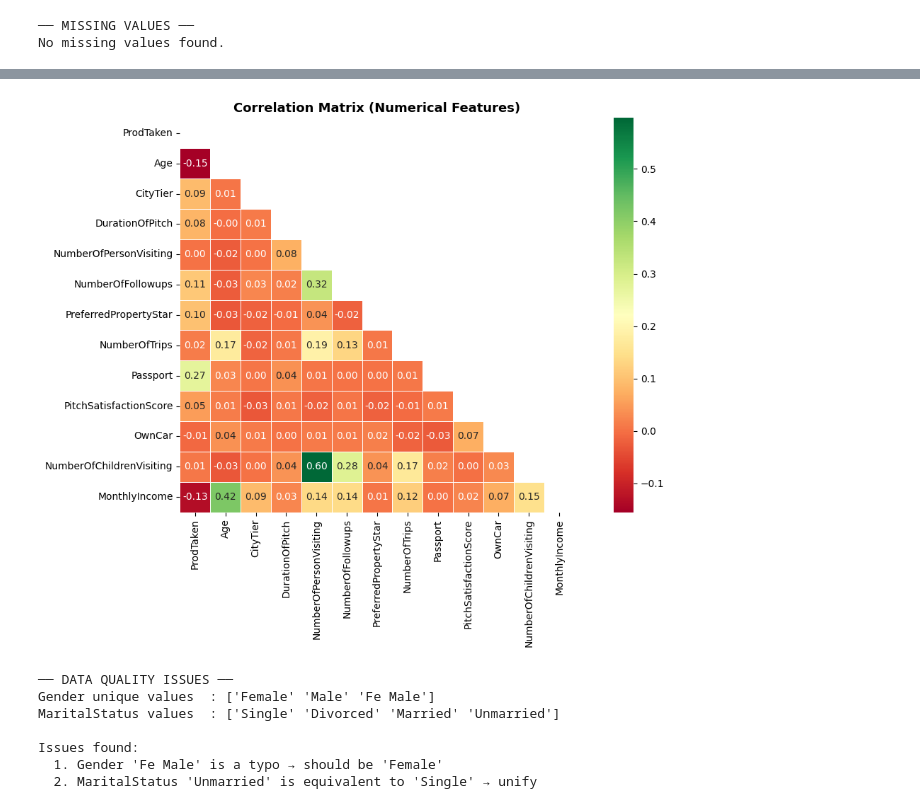
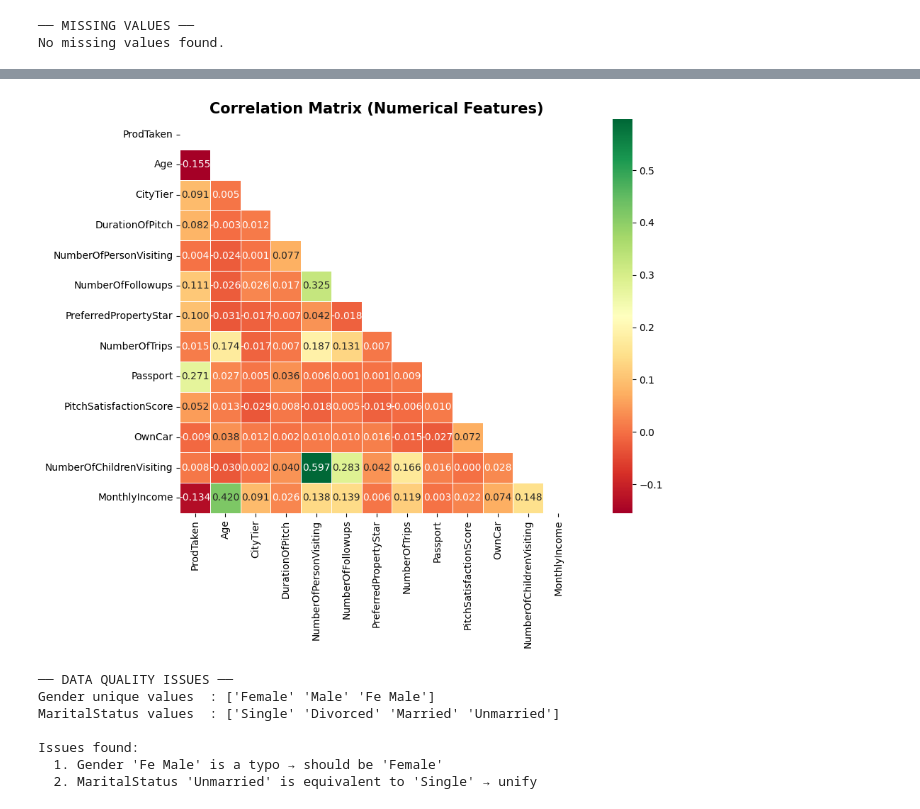
Before and after one commit to vivekkumar-gh/tourism-mlops, a Jupyter notebook: Tourism_MLOps_Pipeline.ipynb, the cells around one changed output, grey strips where cells are left out. Drawn from its saved outputs; the diff is of its cells as text; code cells hidden in the pictures.

```diff
--- a/Tourism_MLOps_Pipeline.ipynb
+++ b/Tourism_MLOps_Pipeline.ipynb
@@ -335,16 +317,30 @@ plt.show()
 # %%
 # Correlation heatmap
+# Select only numerical columns from the dataframe, excluding ID columns
 num_df = df.select_dtypes(include='number').drop(columns=['Unnamed: 0', 'CustomerID'])
 
+# Create a figure with specified size
 plt.figure(figsize=(12, 8))
+# Create a mask for the upper triangle of the correlation matrix
+# This will hide the redundant values since correlation matrix is symmetric
 mask = np.triu(np.ones_like(num_df.corr(), dtype=bool))
-sns.heatmap(num_df.corr(), annot=True, fmt='.2f', cmap='RdYlGn',
+# Plot the heatmap with correlation values
+# annot=True: Show correlation values on the heatmap
+# fmt='.2f': Format numbers to 2 decimal places
+# cmap='RdYlGn': Use Red-Yellow-Green color map (red for negative, green for positive correlations)
+# mask: Apply the upper triangle mask
+# square=True: Make cells square-shaped
+# linewidths=0.5: Add thin lines between cells
+sns.heatmap(num_df.corr(), annot=True, fmt='.3f', cmap='RdYlGn',
             mask=mask, square=True, linewidths=0.5)
-plt.title('Correlation Matrix (Numerical Features)', fontsize=13, fontweight='bold')
+# Add title to the plot
+plt.title('Correlation Matrix (Numerical Features)', fontsize=15, fontweight='bold')
+# Adjust layout to prevent clipping of labels
 plt.tight_layout()
+# Display the plot
 plt.show()
 # %% [output]
-[figure, old version]
+[figure, new version]
 # %%
 # Data quality issues spotted during EDA
 print("── DATA QUALITY ISSUES ──")
```
Also changed, not shown: parts of 41 cells of this notebook, 5 other files.
